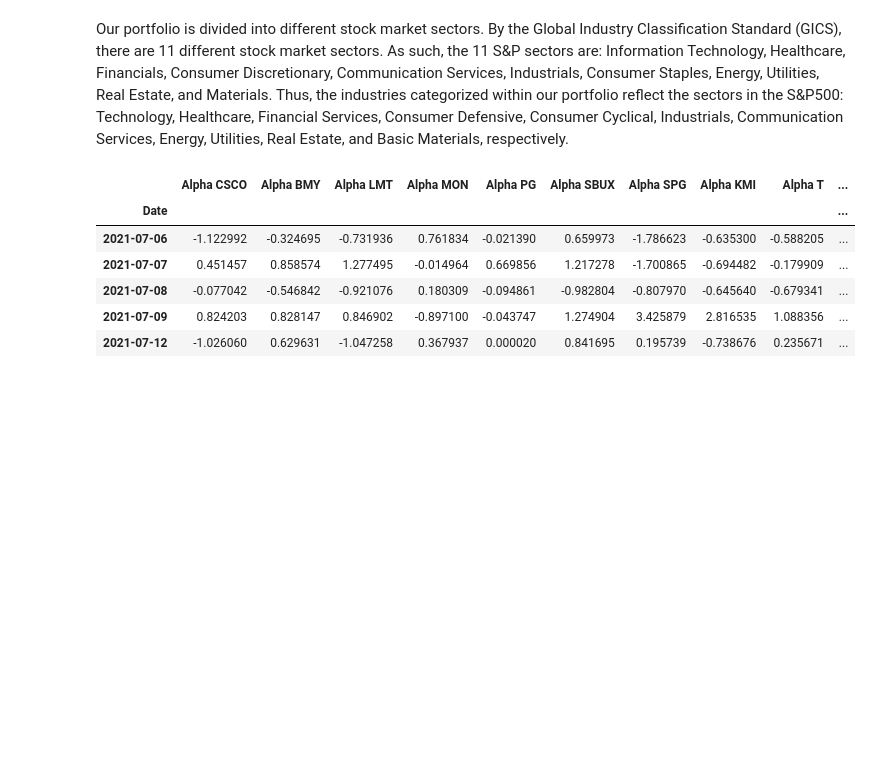
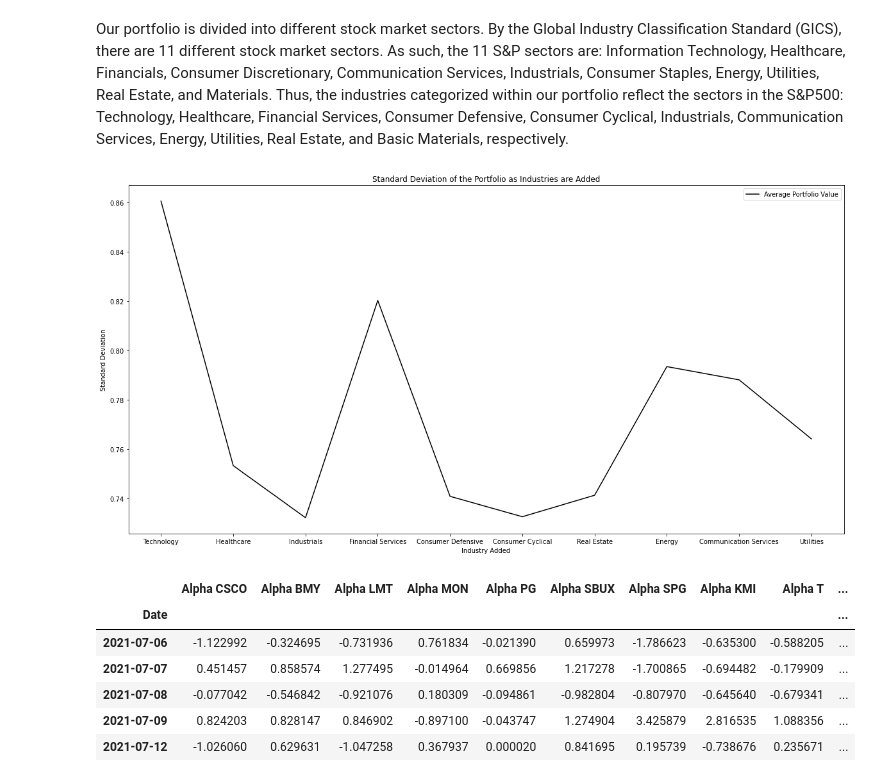
Before and after one commit to airickLeo/Personal-Algo-Bot, a Jupyter notebook: Team_15_Assignment.ipynb, the cells around one changed output. Drawn from its saved outputs; the diff is of its cells as text; code cells hidden in the pictures; blank space fills up the shorter version.

Commit message:
New Graphs

```diff
--- a/Team_15_Assignment.ipynb
+++ b/Team_15_Assignment.ipynb
@@ -379,6 +379,21 @@ if len(utilities_list)!=0:
     total_list.append(utilities_list[0][1])
 # %% [markdown]
 Our portfolio is divided into different stock market sectors. By the Global Industry Classification Standard (GICS), there are 11 different stock market sectors. As such, the 11 S&P sectors are: Information Technology, Healthcare, Financials, Consumer Discretionary, Communication Services, Industrials, Consumer Staples, Energy, Utilities, Real Estate, and Materials. Thus, the industries categorized within our portfolio reflect the sectors in the S&P500: Technology, Healthcare, Financial Services, Consumer Defensive, Consumer Cyclical, Industrials, Communication Services, Energy, Utilities, Real Estate, and Basic Materials, respectively.
+# %%
+plt.rcParams["figure.figsize"] = (20,10)
+plt.plot((pd.DataFrame(list_of_std,index=industry_index)), ls='-', color='k', label = "Average Portfolio Value")
+## Define the title
+plt.title('Standard Deviation of the Portfolio as Industries are Added')
+## Formatting
+plt.xlabel('Industry Added')
+plt.ylabel('Standard Deviation')
+# Create legend
+plt.legend(loc='best')
+## Display the graph
+plt.show()
+plt.rcParams["figure.figsize"] = plt.rcParamsDefault["figure.figsize"]
+# %% [output]
+[figure, added]
 # %%
 # Obtain the alpha values for the stocks
 alpha = get_alpha(total_list)
```
Also changed, not shown: parts of 5 cells of this notebook, 1 other file.
